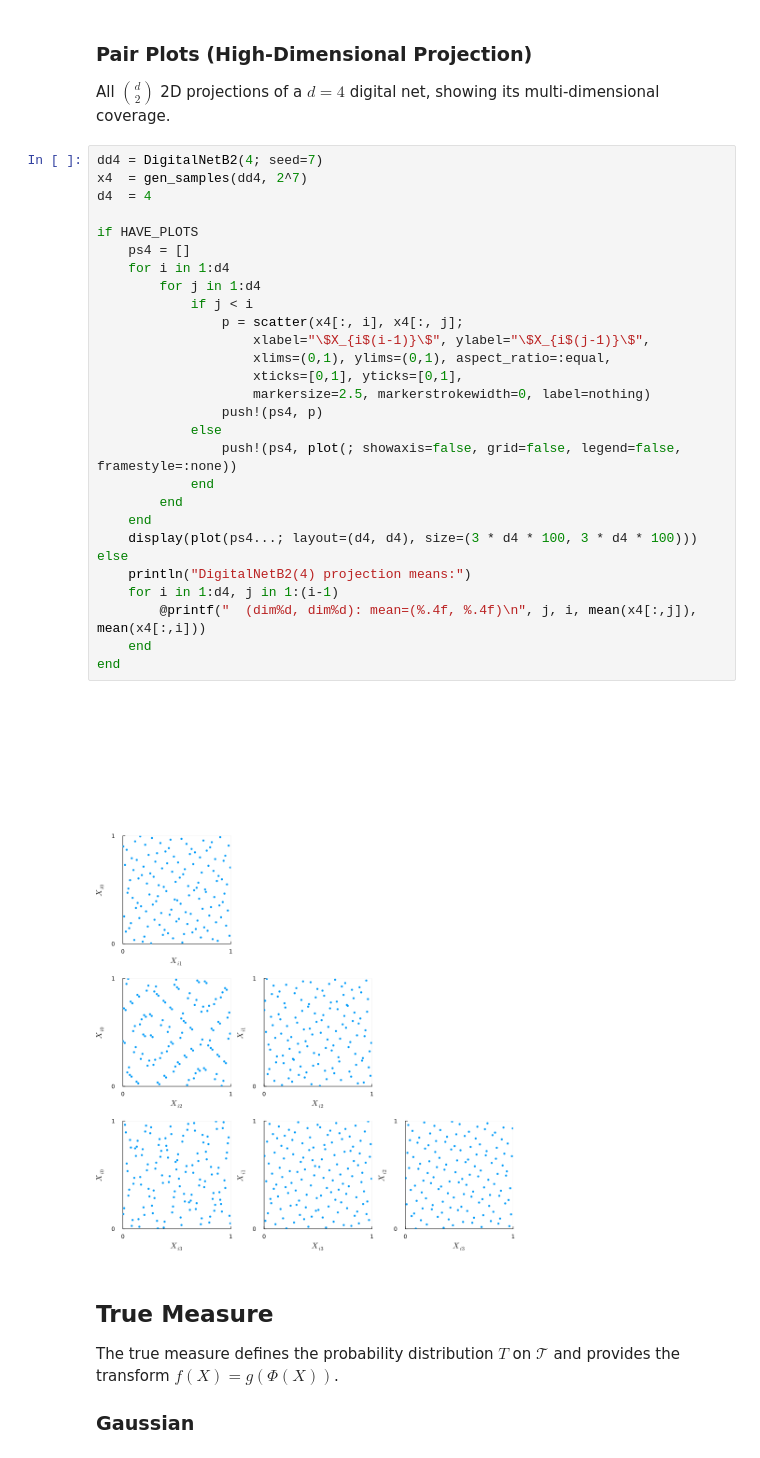
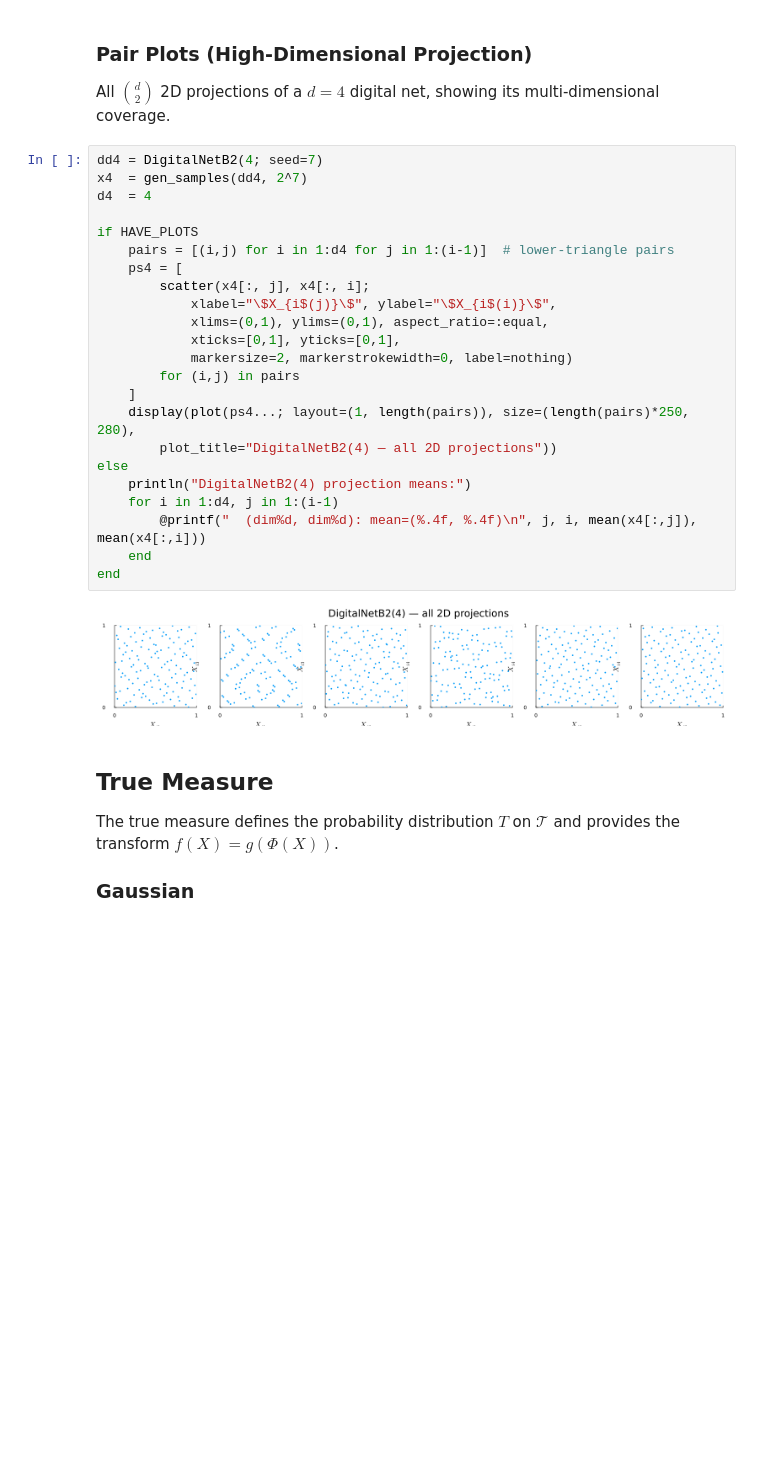
Before and after one commit to QMCSoftware/QMC.jl, a Jupyter notebook: demos/talk_paper_demos/pydata_chi_2023.ipynb, the cells around one changed output. Drawn from its saved outputs; the diff is of its cells as text; blank space fills up the shorter version.

```diff
--- a/demos/talk_paper_demos/pydata_chi_2023.ipynb
+++ b/demos/talk_paper_demos/pydata_chi_2023.ipynb
@@ -182,33 +179,28 @@ All $\binom{d}{2}$ 2D projections of a $d=4$ digital net, showing its multi-dime
 # %%
 dd4 = DigitalNetB2(4; seed=7)
 x4  = gen_samples(dd4, 2^7)
 d4  = 4
 
 if HAVE_PLOTS
-    ps4 = []
-    for i in 1:d4
-        for j in 1:d4
-            if j < i
-                p = scatter(x4[:, i], x4[:, j];
-                    xlabel="\$X_{i$(i-1)}\$", ylabel="\$X_{i$(j-1)}\$",
-                    xlims=(0,1), ylims=(0,1), aspect_ratio=:equal,
-                    xticks=[0,1], yticks=[0,1],
-                    markersize=2.5, markerstrokewidth=0, label=nothing)
-                push!(ps4, p)
-            else
-                push!(ps4, plot(; showaxis=false, grid=false, legend=false, framestyle=:none))
-            end
-        end
-    end
-    display(plot(ps4...; layout=(d4, d4), size=(3 * d4 * 100, 3 * d4 * 100)))
+    pairs = [(i,j) for i in 1:d4 for j in 1:(i-1)]  # lower-triangle pairs
+    ps4 = [
+        scatter(x4[:, j], x4[:, i];
+            xlabel="\$X_{i$(j)}\$", ylabel="\$X_{i$(i)}\$",
+            xlims=(0,1), ylims=(0,1), aspect_ratio=:equal,
+            xticks=[0,1], yticks=[0,1],
+            markersize=2, markerstrokewidth=0, label=nothing)
+        for (i,j) in pairs
+    ]
+    display(plot(ps4...; layout=(1, length(pairs)), size=(length(pairs)*250, 280),
+        plot_title="DigitalNetB2(4) — all 2D projections"))
 else
     println("DigitalNetB2(4) projection means:")
     for i in 1:d4, j in 1:(i-1)
         @printf("  (dim%d, dim%d): mean=(%.4f, %.4f)\n", j, i, mean(x4[:,j]), mean(x4[:,i]))
     end
 end
 # %% [output]
-[figure, old version]
+[figure, new version]
 # %% [markdown]
 ## True Measure
 
```
Also changed, not shown: parts of 12 cells of this notebook, 14 other files.
